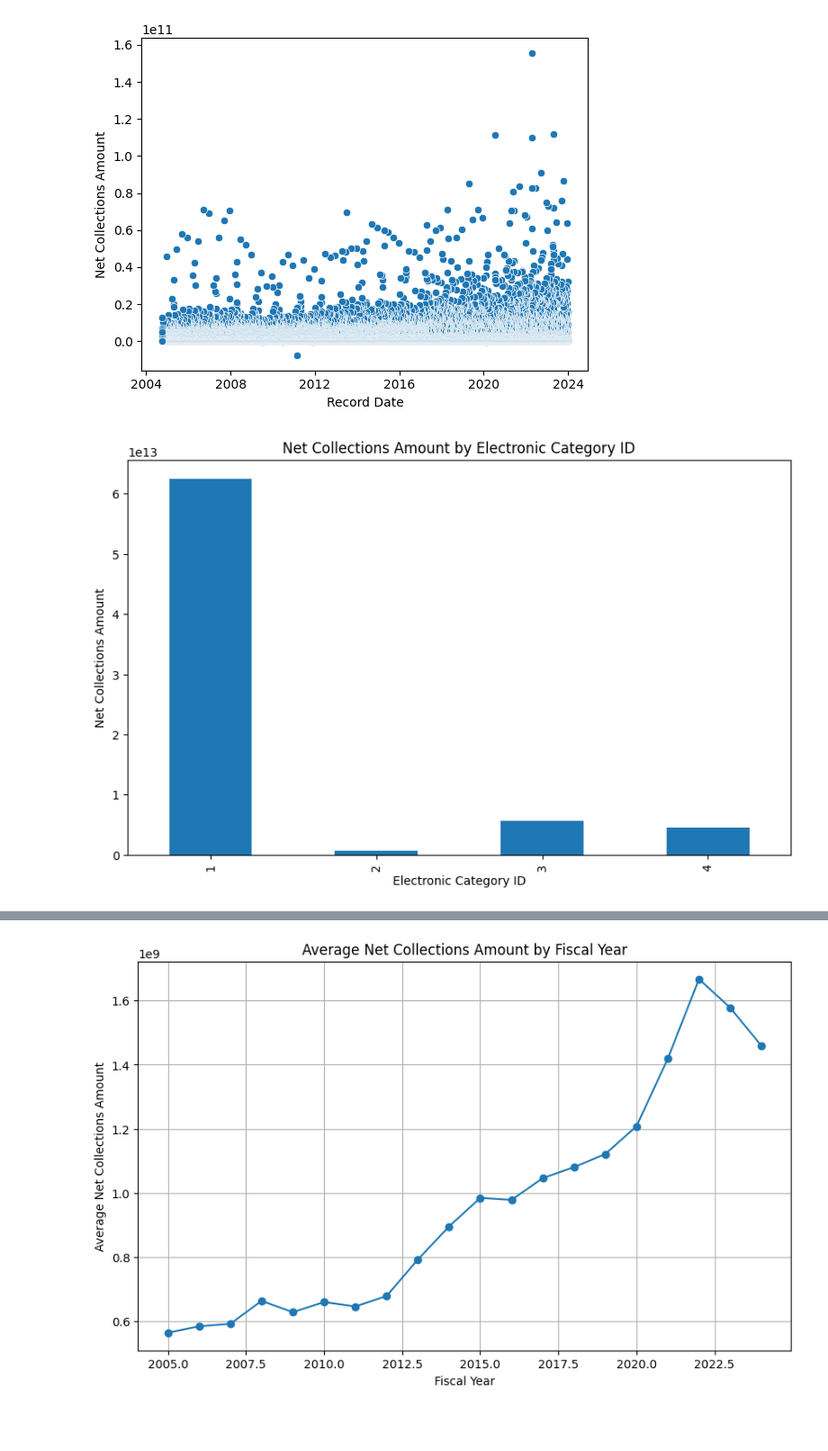
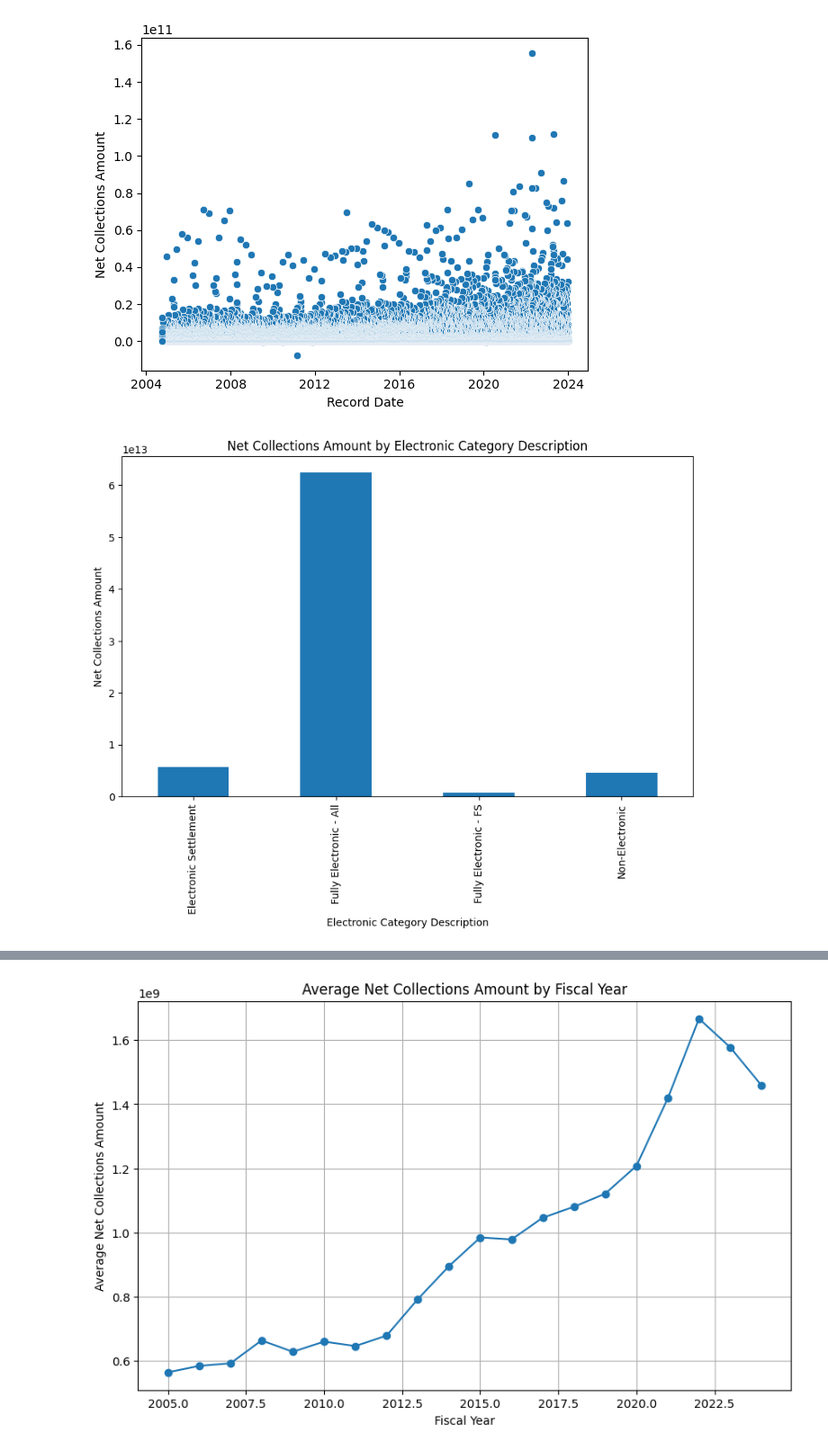
Before and after one commit to rayfin-ucsd/CSE151AGroupProject, a Jupyter notebook: data_final.ipynb, the cells around one changed output, grey strips where cells are left out. Shown at 90% size. Drawn from its saved outputs; the diff is of its cells as text; code cells hidden in the pictures; blank space fills up the shorter version.

Commit message:
Worked on ReadMe and added some bar charts

```diff
--- a/data_final.ipynb
+++ b/data_final.ipynb
@@ -369,11 +380,11 @@ sns.scatterplot(x=df['Record Date'], y=df['Net Collections Amount'])
 # %%
 import matplotlib.pyplot as plt
 
 plt.figure(figsize=(10, 6))
-df.groupby('Electronic Category ID')['Net Collections Amount'].sum().plot(kind='bar')
-plt.title('Net Collections Amount by Electronic Category ID')
-plt.xlabel('Electronic Category ID')
+df.groupby('Electronic Category Description')['Net Collections Amount'].sum().plot(kind='bar')
+plt.title('Net Collections Amount by Electronic Category Description')
+plt.xlabel('Electronic Category Description')
 plt.ylabel('Net Collections Amount')
 plt.show()
 # %% [output]
-[figure, old version]
+[figure, new version]
```
Also changed, not shown: parts of 3 cells of this notebook, 1 other file.
